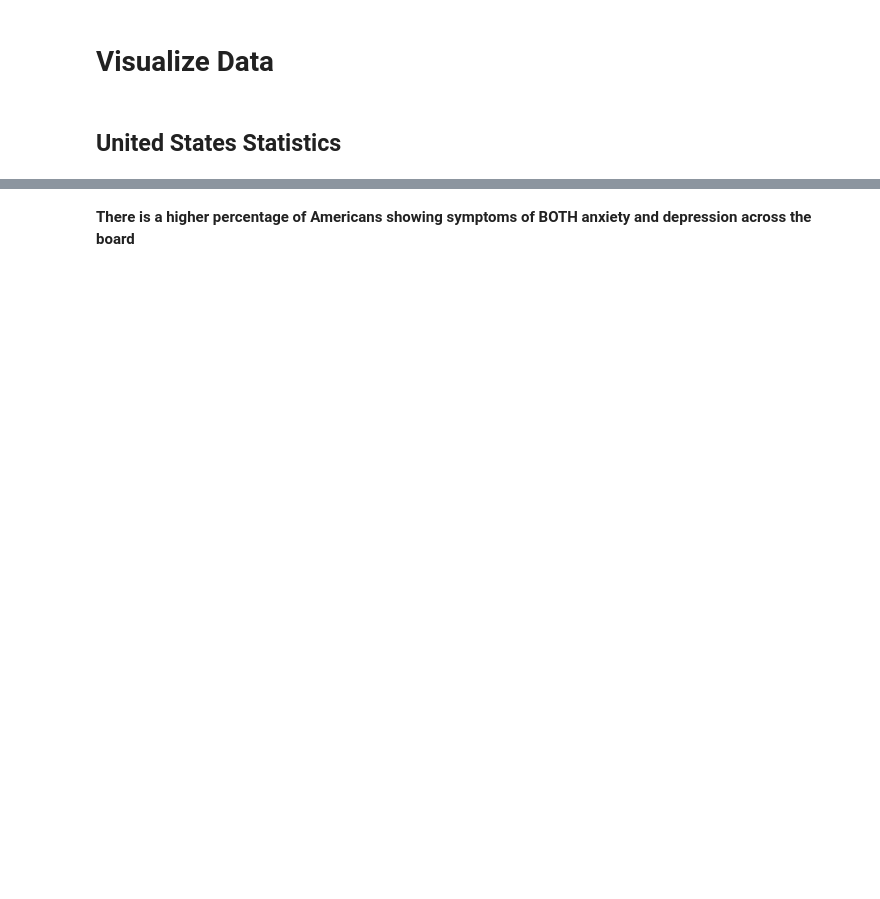
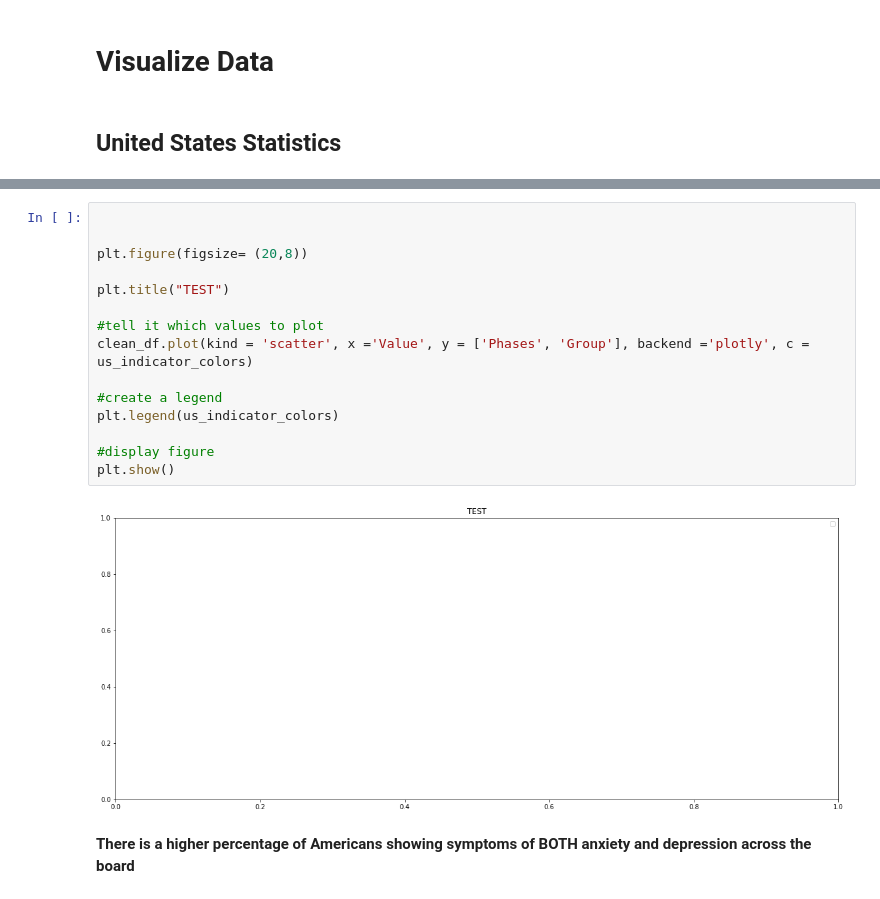
Before and after one commit to lmm2020/EDA-Projects, a Jupyter notebook: EDA_anxiety.ipynb, the cells around one changed output, grey strips where cells are left out. Drawn from its saved outputs; the diff is of its cells as text; blank space fills up the shorter version.

```diff
--- a/EDA_anxiety.ipynb
+++ b/EDA_anxiety.ipynb
@@ -490,2 +542,19 @@ plt.show()
+# %%
+
+
+plt.figure(figsize= (20,8))
+
+plt.title("TEST")
+
+#tell it which values to plot
+clean_df.plot(kind = 'scatter', x ='Value', y = ['Phases', 'Group'], backend ='plotly', c = us_indicator_colors)
+
+#create a legend
+plt.legend(us_indicator_colors)
+
+#display figure
+plt.show()
+# %% [output]
+[figure, added]
 # %% [markdown]
 **There is a higher percentage of Americans showing symptoms of BOTH anxiety and depression across the board**
```
Also changed, not shown: parts of 13 cells of this notebook.
